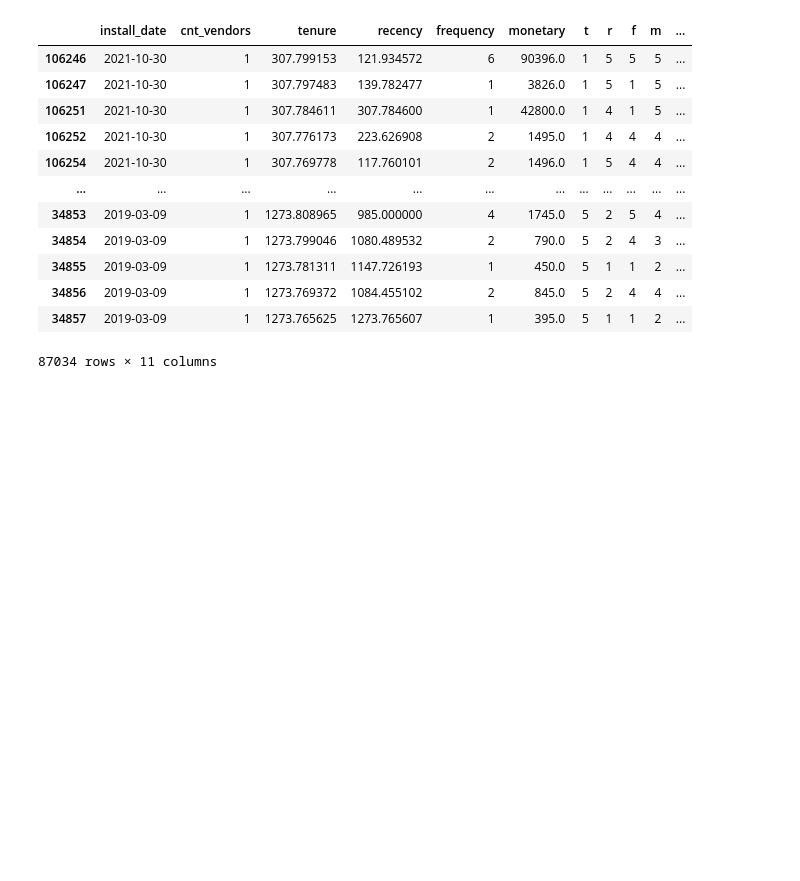
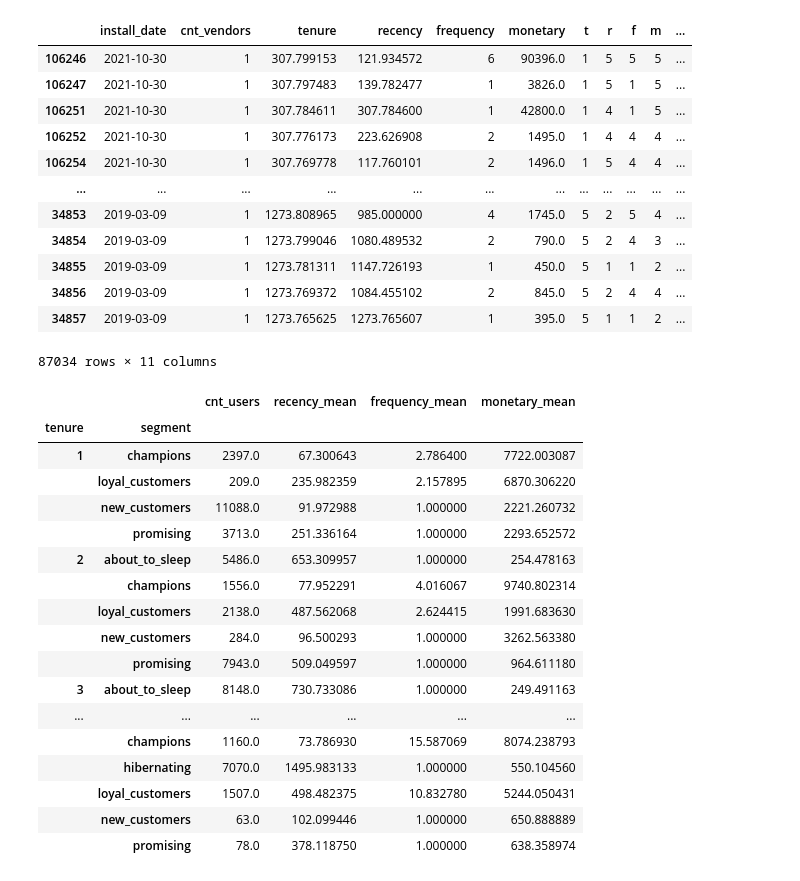
Before and after one commit to franciscogmm/scheduling-platform-segmentation, a Jupyter notebook: notebooks/segmentation_high_level.ipynb, the cells around one changed output. Saved outputs shown, nothing was run; the diff lists cells and outputs as text; code cells hidden in the pictures; blank space fills up the shorter version.

Commit message:
summary

```diff
--- a/notebooks/segmentation_high_level.ipynb
+++ b/notebooks/segmentation_high_level.ipynb
@@ -142,3 +127,42 @@ pdf_rfm_labeled
 | 34856 | 2019-03-09 | 1 | 1273.769372 | 1084.455102 | 2 | 845.0 | 5 | 2 | 4 | 4 | ... |
 | 34857 | 2019-03-09 | 1 | 1273.765625 | 1273.765607 | 1 | 395.0 | 5 | 1 | 1 | 2 | ... |
 87034 rows × 11 columns
+# %%
+pdf_summary = (
+    pdf_rfm_labeled
+    .groupby(['wtd_rfm', 't'])
+    .describe()[[('tenure', 'count'),
+                ('recency', 'mean'), #('recency', '50%'),
+                ('frequency', 'mean'), #('frequency', '50%'),
+                ('monetary', 'mean'), #('monetary', '50%')
+                ]]
+    .reset_index()
+    )
+
+pdf_summary.columns = ['segment', 'tenure', 'cnt_users',
+                       'recency_mean', #'recency_median',
+                       'frequency_mean', #'frequency_median',
+                       'monetary_mean', #'monetary_median'
+                       ]
+
+pdf_summary = pdf_summary.sort_values(['tenure', 'segment']).set_index(['tenure', 'segment'])
+pdf_summary
+# %% [output]
+|  |  | cnt_users | recency_mean | frequency_mean | monetary_mean |
+| tenure | segment |  |  |  |  |
+| 1 | champions | 2397.0 | 67.300643 | 2.786400 | 7722.003087 |
+|  | loyal_customers | 209.0 | 235.982359 | 2.157895 | 6870.306220 |
+|  | new_customers | 11088.0 | 91.972988 | 1.000000 | 2221.260732 |
+|  | promising | 3713.0 | 251.336164 | 1.000000 | 2293.652572 |
+| 2 | about_to_sleep | 5486.0 | 653.309957 | 1.000000 | 254.478163 |
+|  | champions | 1556.0 | 77.952291 | 4.016067 | 9740.802314 |
+|  | loyal_customers | 2138.0 | 487.562068 | 2.624415 | 1991.683630 |
+|  | new_customers | 284.0 | 96.500293 | 1.000000 | 3262.563380 |
+|  | promising | 7943.0 | 509.049597 | 1.000000 | 964.611180 |
+| 3 | about_to_sleep | 8148.0 | 730.733086 | 1.000000 | 249.491163 |
+| ... | ... | ... | ... | ... | ... |
+|  | champions | 1160.0 | 73.786930 | 15.587069 | 8074.238793 |
+|  | hibernating | 7070.0 | 1495.983133 | 1.000000 | 550.104560 |
+|  | loyal_customers | 1507.0 | 498.482375 | 10.832780 | 5244.050431 |
+|  | new_customers | 63.0 | 102.099446 | 1.000000 | 650.888889 |
+|  | promising | 78.0 | 378.118750 | 1.000000 | 638.358974 |
```
Also changed, not shown: parts of 2 cells of this notebook, 1 other file.
